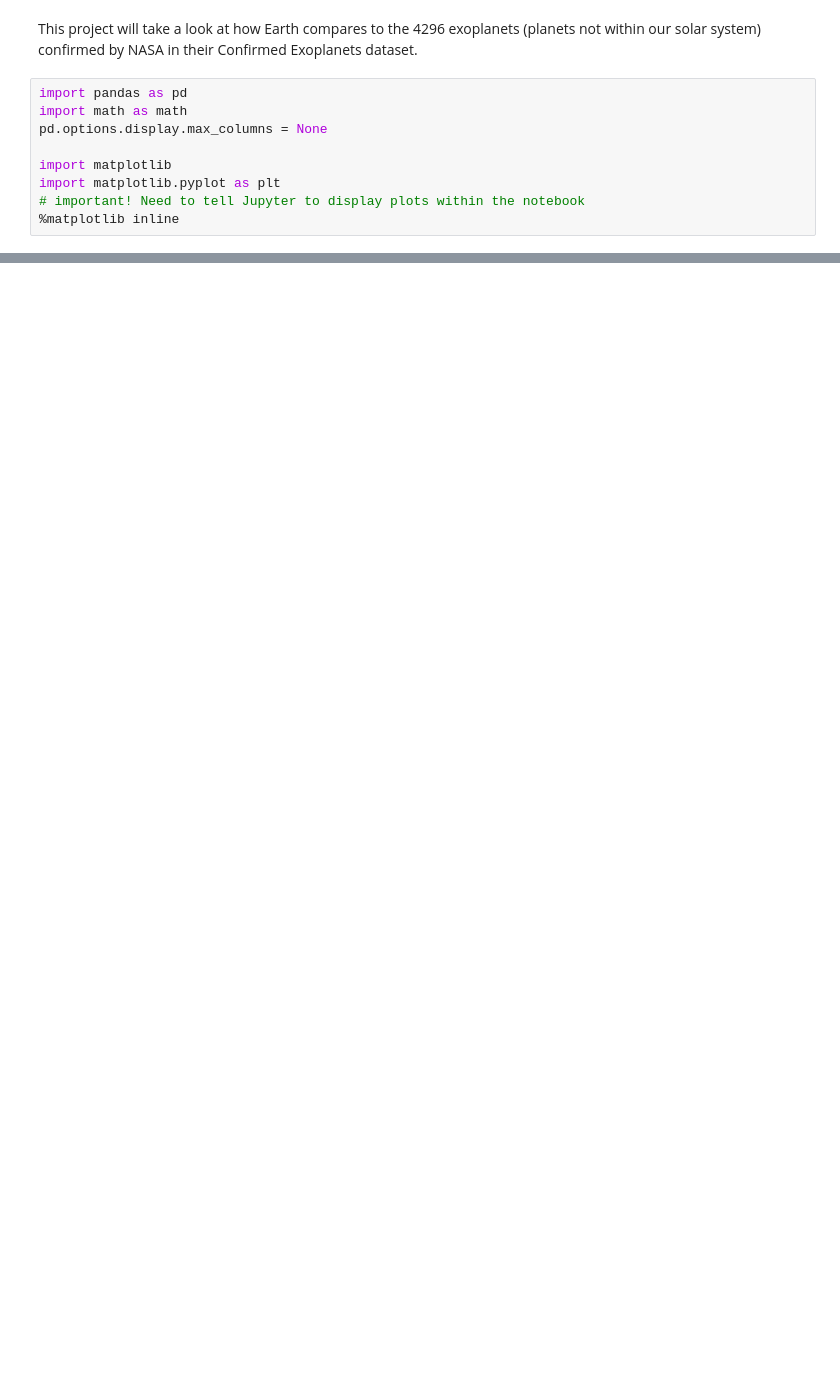
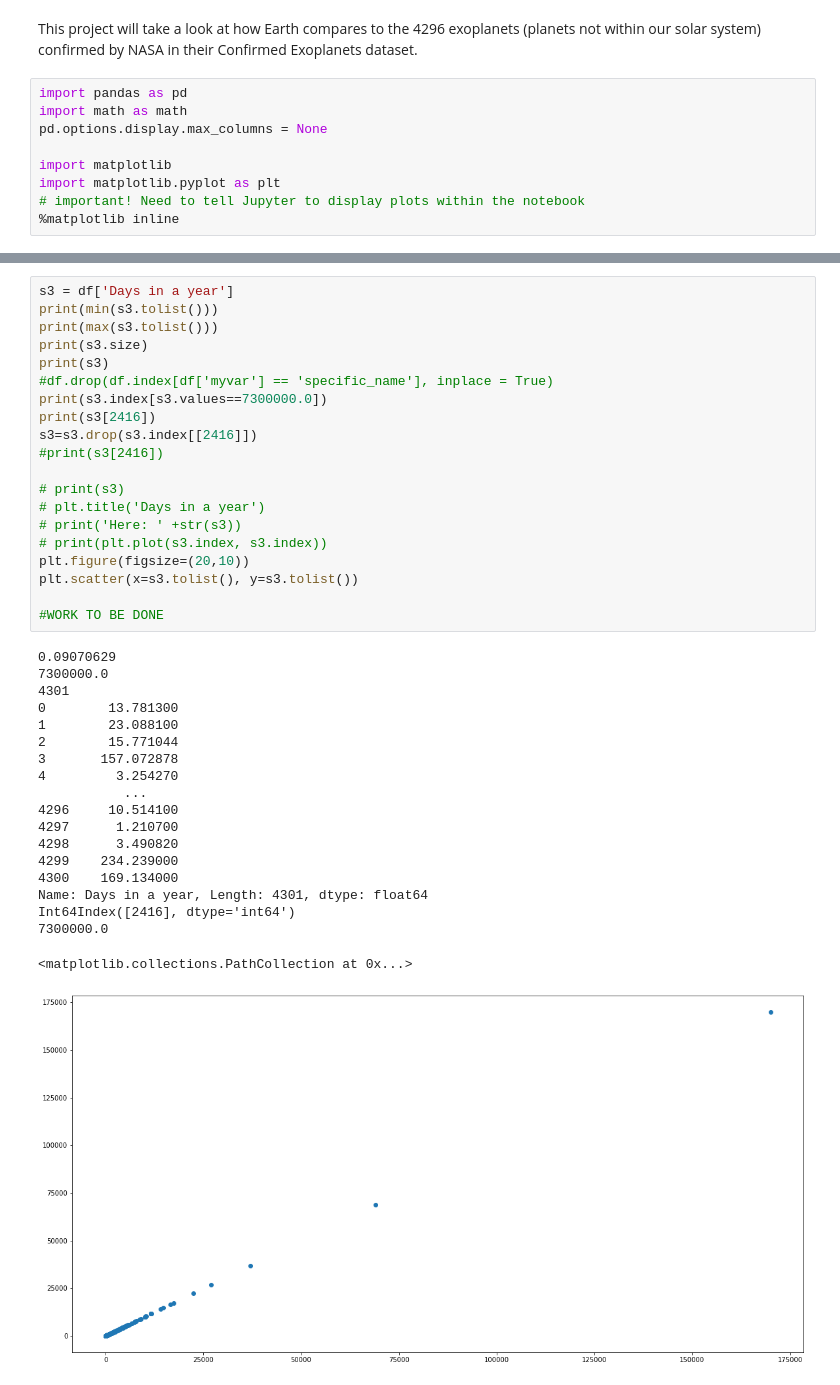
Before and after one commit to sjlacey/DataScienceProject_Exoplanets, a Jupyter notebook: DataScienceProject_Exoplanets.ipynb, the cells around one changed output, grey strips where cells are left out. Saved outputs shown, nothing was run; the diff lists cells and outputs as text; blank space fills up the shorter version.

```diff
--- a/DataScienceProject_Exoplanets.ipynb
+++ b/DataScienceProject_Exoplanets.ipynb
@@ -173,3 +129,43 @@ plt.plot('Days in a year')
+# %%
+s3 = df['Days in a year']
+print(min(s3.tolist()))
+print(max(s3.tolist()))
+print(s3.size)
+print(s3)
+#df.drop(df.index[df['myvar'] == 'specific_name'], inplace = True)
+print(s3.index[s3.values==7300000.0])
+print(s3[2416])
+s3=s3.drop(s3.index[[2416]])
+#print(s3[2416])
+
+# print(s3)
+# plt.title('Days in a year')
+# print('Here: ' +str(s3))
+# print(plt.plot(s3.index, s3.index))
+plt.figure(figsize=(20,10))
+plt.scatter(x=s3.tolist(), y=s3.tolist())
+
+#WORK TO BE DONE
+# %% [output]
+0.09070629
+7300000.0
+4301
+0        13.781300
+1        23.088100
+2        15.771044
+3       157.072878
+4         3.254270
+           ...
+4296     10.514100
+4297      1.210700
+4298      3.490820
+4299    234.239000
+4300    169.134000
+Name: Days in a year, Length: 4301, dtype: float64
+Int64Index([2416], dtype='int64')
+7300000.0
+<matplotlib.collections.PathCollection at 0x...>
+[figure, added]
 # %%
 df.groupby('Kepler Field data').size()
 # %% [output]
```
Also changed, not shown: parts of 15 cells of this notebook.
